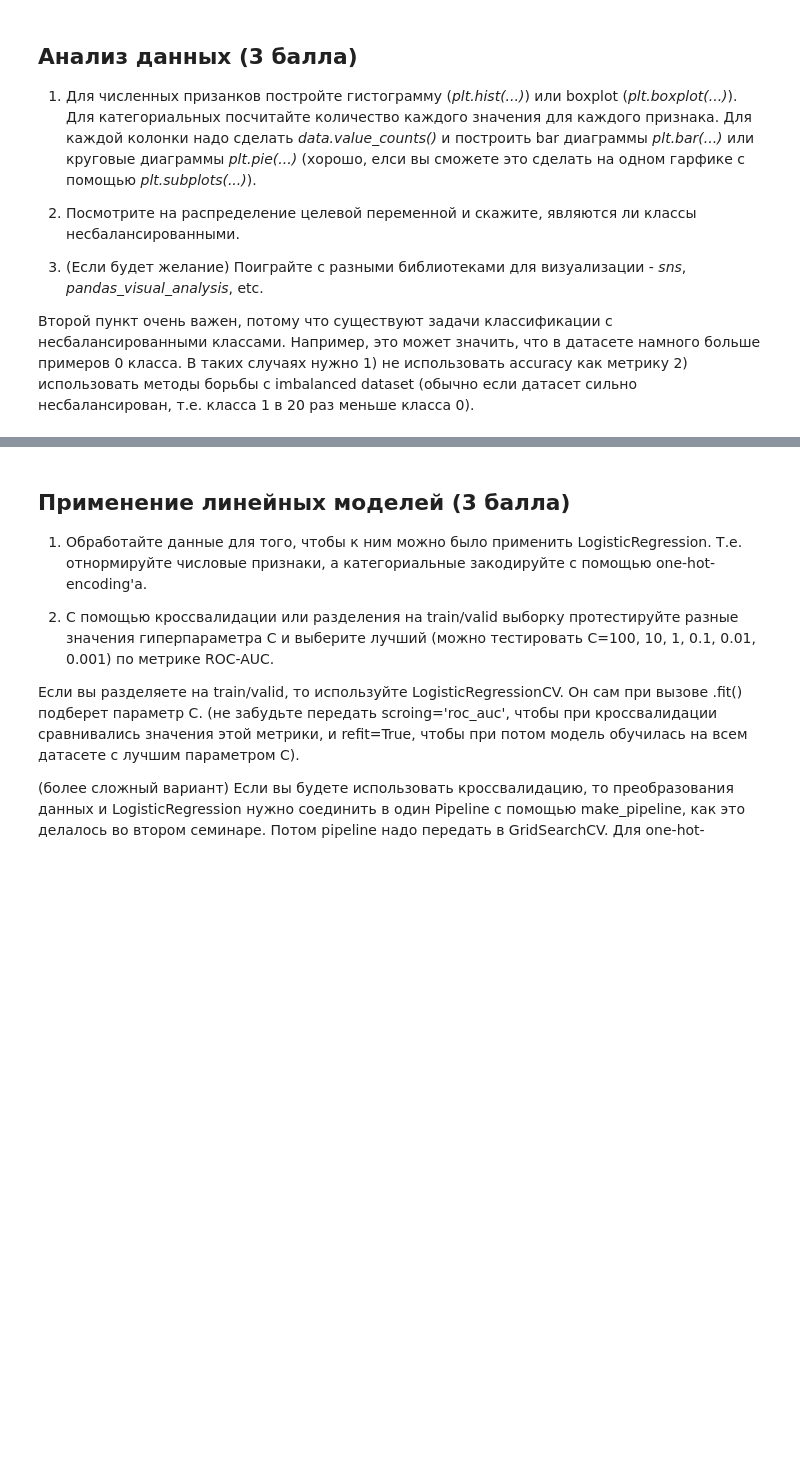
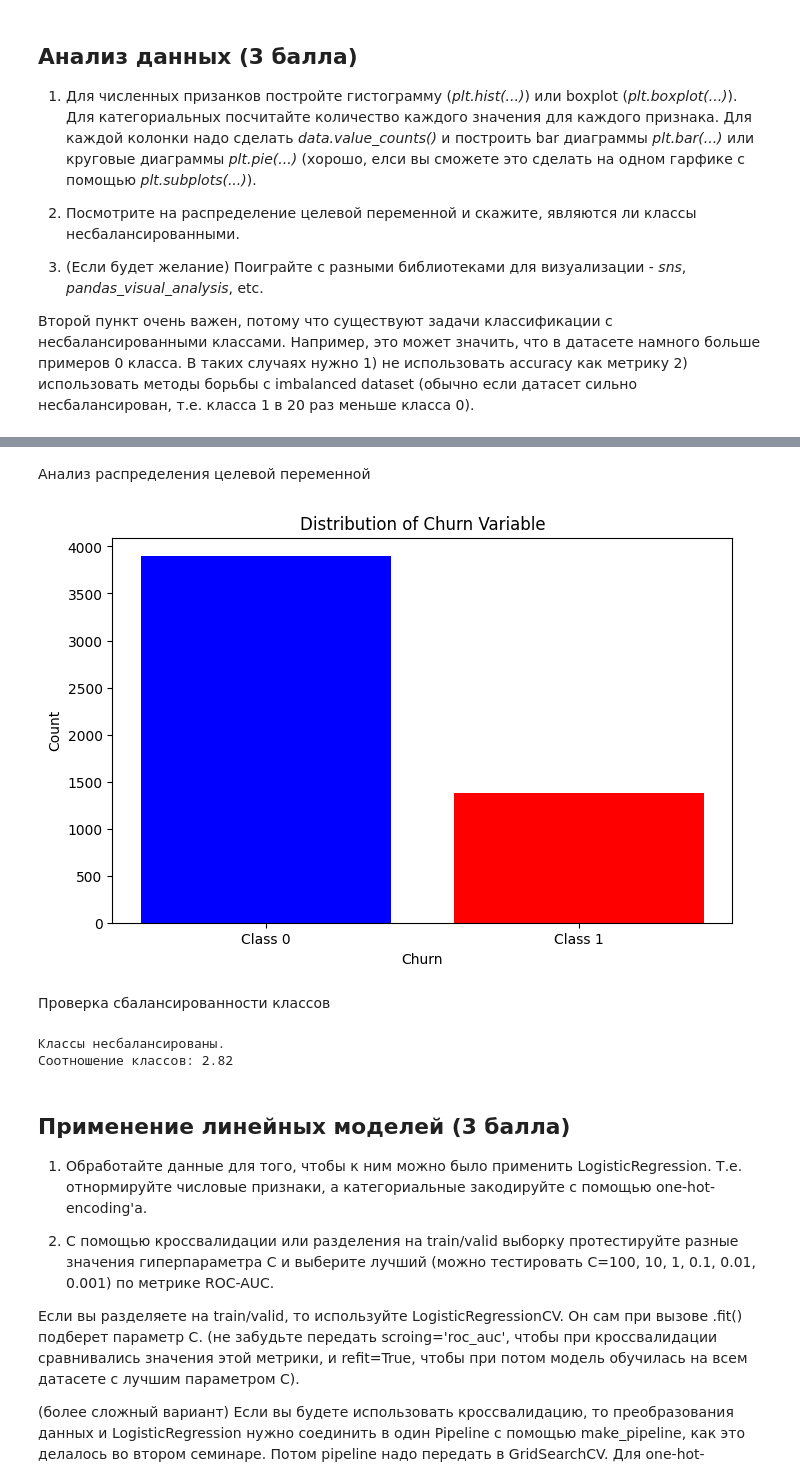
Before and after one commit to RedkinDenis/DeepLearning, a Jupyter notebook: week_03_composition_model_selection/Homework/hw_3_kaggle.ipynb, the cells around one changed output, grey strips where cells are left out. Saved outputs shown, nothing was run; the diff lists cells and outputs as text; code cells hidden in the pictures; blank space fills up the shorter version.

```diff
--- a/week_03_composition_model_selection/Homework/hw_3_kaggle.ipynb
+++ b/week_03_composition_model_selection/Homework/hw_3_kaggle.ipynb
@@ -144,0 +239,25 @@ target_col = 'Churn'
+# %%
+from sklearn.preprocessing import OneHotEncoder
+
+# Инициализация OneHotEncoder
+encoder = OneHotEncoder(sparse_output=False, handle_unknown='ignore')  # sparse_output=False для получения массива вместо sparse matrix
+
+# Обучаем One-Hot Encoding на категориальных столбцам
+encoder.fit(data[cat_cols])
+
+def cat_transform(data):
+    # Применяем One-Hot Encoding к категориальным столбцам
+    encoded_data = encoder.transform(data[cat_cols])
+
+    # Преобразуем результат в DataFrame
+    encoded_df = pd.DataFrame(encoded_data, columns=encoder.get_feature_names_out(cat_cols))
+
+    # Объединяем закодированные данные с исходным DataFrame (если нужно)
+    df_encoded = pd.concat([data.drop(columns=cat_cols), encoded_df], axis=1)
+
+    return df_encoded
+
+data = cat_transform(data)
+data_test = cat_transform(data_test)
+
+data
@@ -161,3 +370,31 @@ target_col = 'Churn'
+# %% [markdown]
+Анализ распределения целевой переменной
+# %%
+# Распределение целевой переменной
+target_counts = data['Churn'].value_counts()
+
+plt.figure(figsize=(8, 5))
+plt.bar(target_counts.index, target_counts.values, color=['blue', 'red'])
+plt.title('Distribution of Churn Variable')
+plt.xlabel('Churn')
+plt.ylabel('Count')
+plt.xticks([0, 1], ['Class 0', 'Class 1'])
+plt.show()
+# %% [output]
+[figure, added]
+# %% [markdown]
+Проверка сбалансированности классов
+# %%
+# Проверка сбалансированности классов
+if target_counts[0] == target_counts[1]:
+    print("Классы сбалансированы.")
+else:
+    print("Классы несбалансированы.")
+    imbalance_ratio = target_counts[0] / target_counts[1]
+    print(f"Соотношение классов: {imbalance_ratio:.2f}")
+# %% [output]
+Классы несбалансированы.
+Соотношение классов: 2.82
 # %% [markdown]
 ## Применение линейных моделей (3 балла)
 
```
Also changed, not shown: parts of 38 cells of this notebook, 8 other files.
